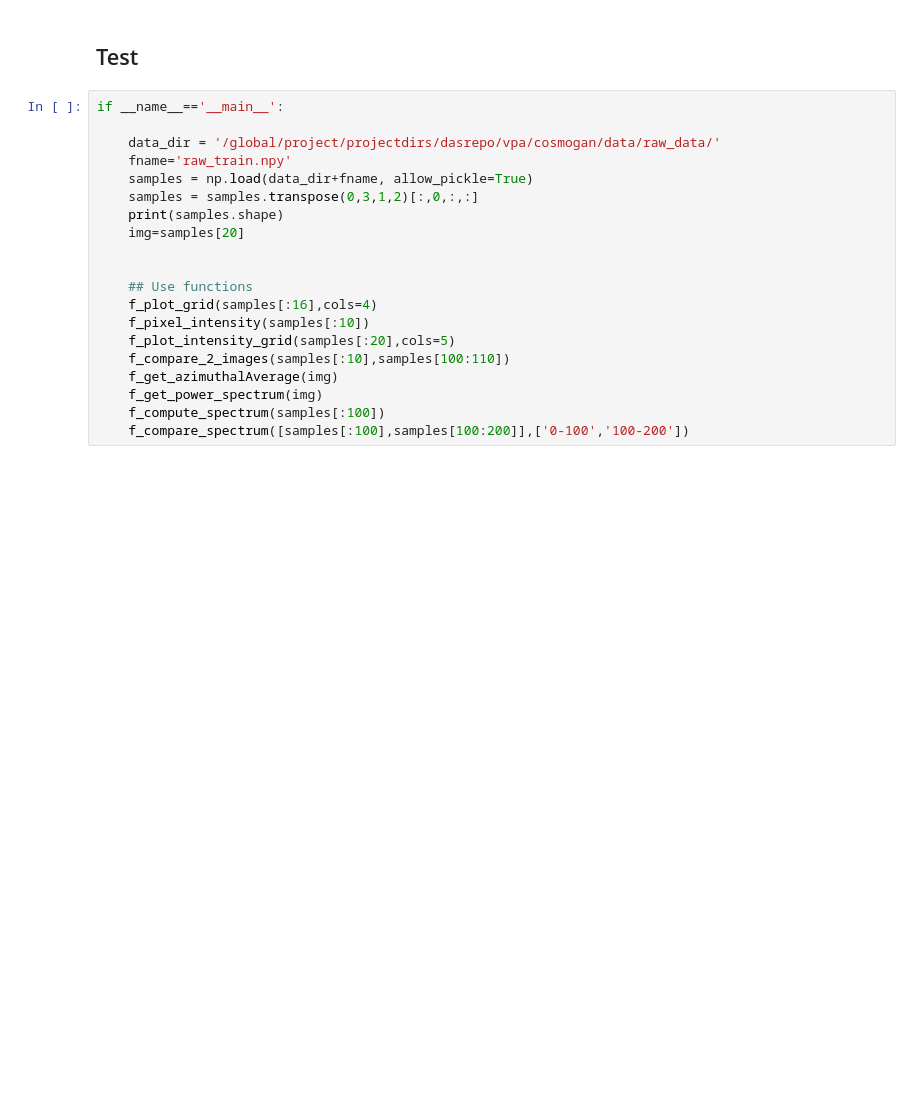
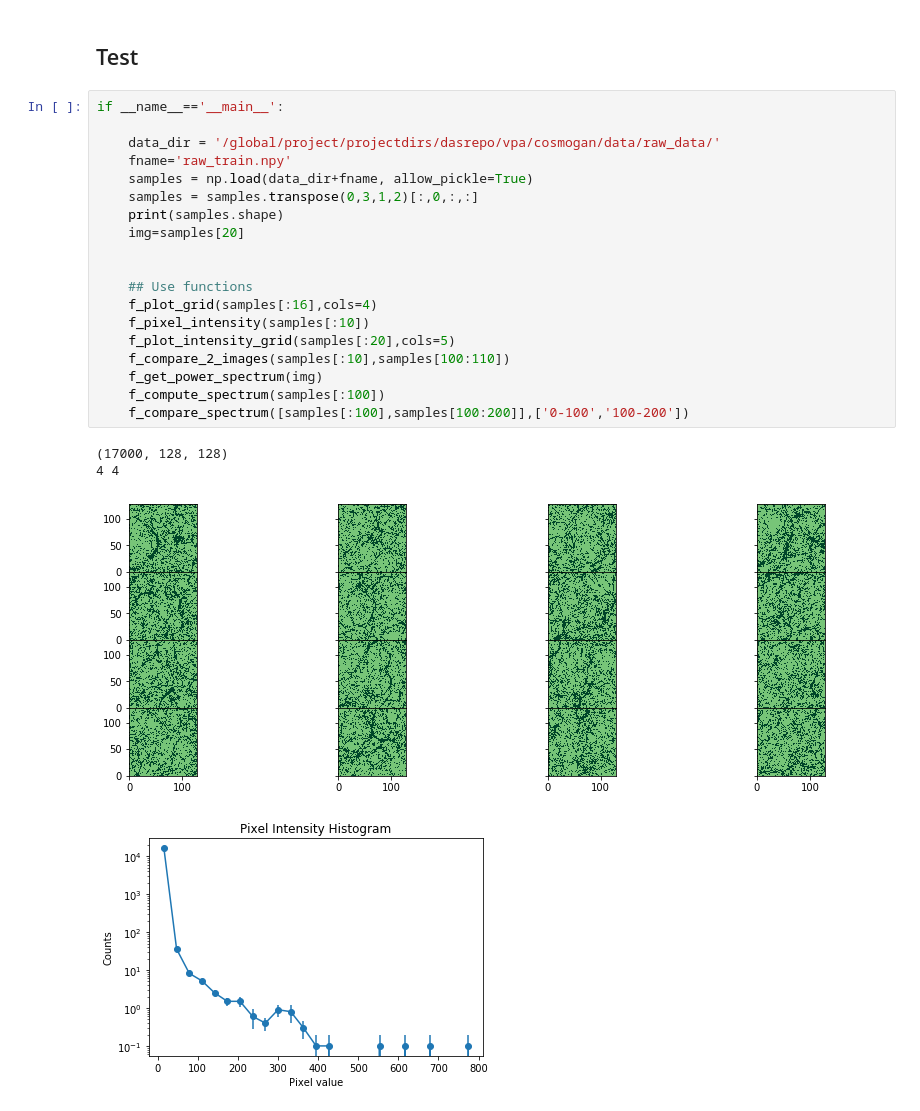
Before and after one commit to vmos1/lbann_cosmogan, a Jupyter notebook: 3_analysis/modules_image_analysis.ipynb, the cells around one changed output. Cells and saved outputs as stored; diff of their text form; blank space fills up the shorter version.

```diff
--- a/3_analysis/modules_image_analysis.ipynb
+++ b/3_analysis/modules_image_analysis.ipynb
@@ -419,20 +453,24 @@ def f_compare_2_spectrum(img_arr1,img_arr2,label1='img1',label2='img2',Xterm=Tru
 # %%
 if __name__=='__main__':
 
     data_dir = '/global/project/projectdirs/dasrepo/vpa/cosmogan/data/raw_data/'
     fname='raw_train.npy'
     samples = np.load(data_dir+fname, allow_pickle=True)
     samples = samples.transpose(0,3,1,2)[:,0,:,:]
     print(samples.shape)
     img=samples[20]
 
 
     ## Use functions
     f_plot_grid(samples[:16],cols=4)
     f_pixel_intensity(samples[:10])
     f_plot_intensity_grid(samples[:20],cols=5)
     f_compare_2_images(samples[:10],samples[100:110])
-    f_get_azimuthalAverage(img)
     f_get_power_spectrum(img)
     f_compute_spectrum(samples[:100])
     f_compare_spectrum([samples[:100],samples[100:200]],['0-100','100-200'])
+# %% [output]
+(17000, 128, 128)
+4 4
+[figure, added]
+[figure, added]
```
Also changed, not shown: parts of 6 cells of this notebook, 16 other files.
